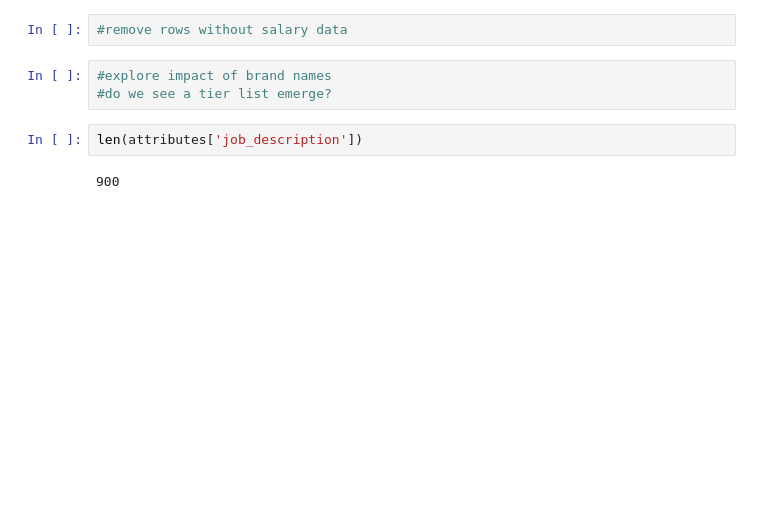
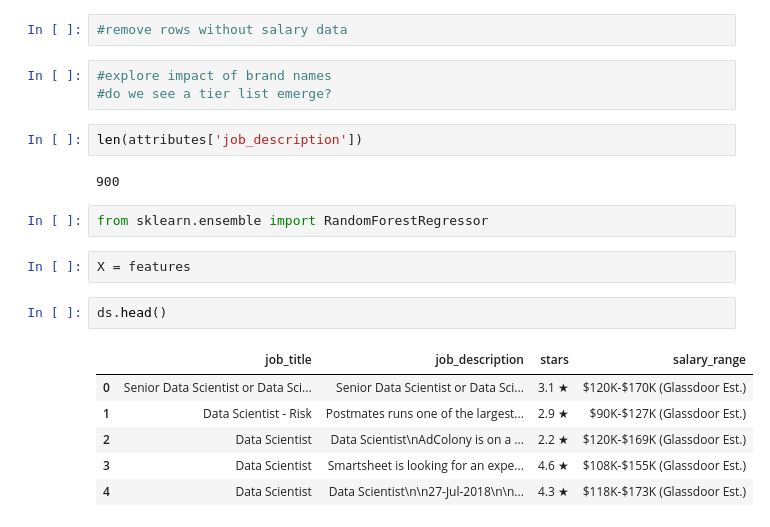
Before and after one commit to michaelfpalmer/level-up, a Jupyter notebook: Toy Data.ipynb, the cells around one changed output. Drawn from its saved outputs; the diff is of its cells as text; blank space fills up the shorter version.

```diff
--- a/Toy Data.ipynb
+++ b/Toy Data.ipynb
@@ -1823,3 +1963,16 @@ feature_array[sorted_tfidf]
 len(attributes['job_description'])
 # %% [output]
 900
+# %%
+from sklearn.ensemble import RandomForestRegressor
+# %%
+X = features
+# %%
+ds.head()
+# %% [output]
+|  | job_title | job_description | stars | salary_range |
+| 0 | Senior Data Scientist or Data Sci... | Senior Data Scientist or Data Sci... | 3.1 ★ | $120K-$170K (Glassdoor Est.) |
+| 1 | Data Scientist - Risk | Postmates runs one of the largest... | 2.9 ★ | $90K-$127K (Glassdoor Est.) |
+| 2 | Data Scientist | Data Scientist\nAdColony is on a ... | 2.2 ★ | $120K-$169K (Glassdoor Est.) |
+| 3 | Data Scientist | Smartsheet is looking for an expe... | 4.6 ★ | $108K-$155K (Glassdoor Est.) |
+| 4 | Data Scientist | Data Scientist\n\n27-Jul-2018\n\n... | 4.3 ★ | $118K-$173K (Glassdoor Est.) |
```
Also changed, not shown: parts of 20 cells of this notebook.
